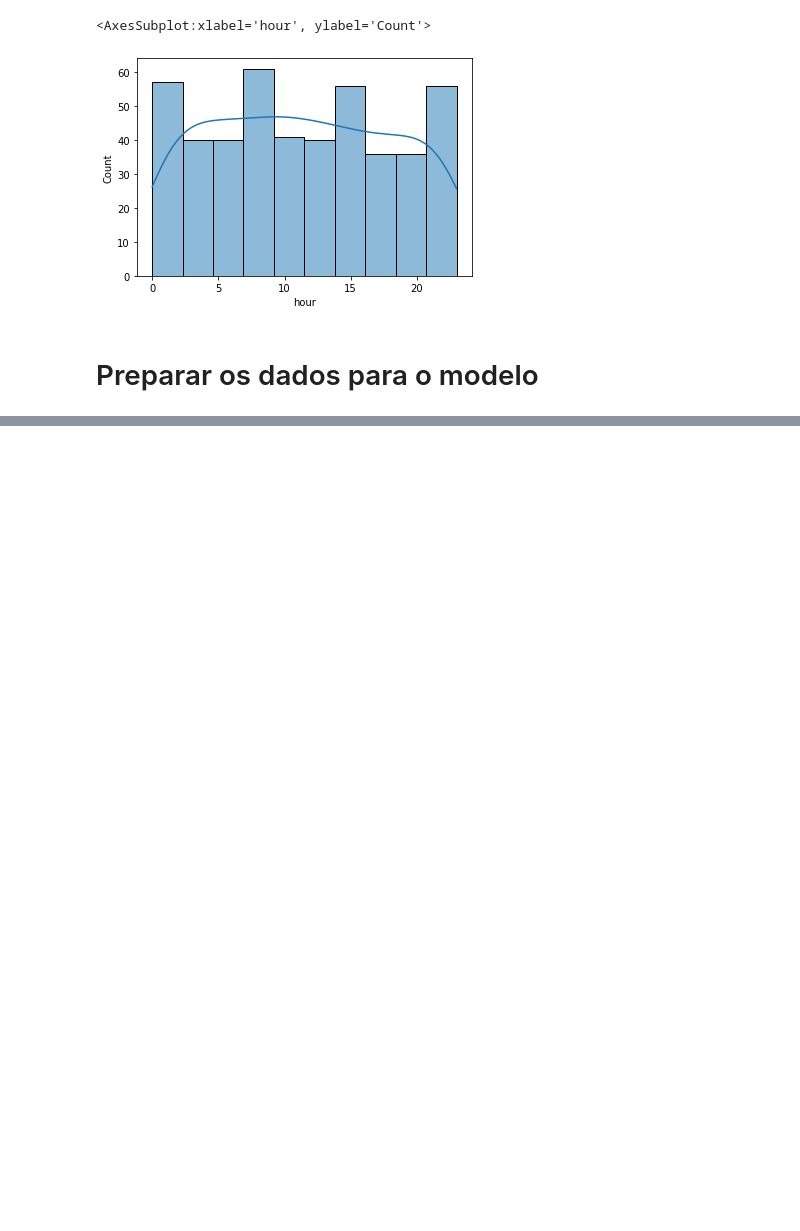
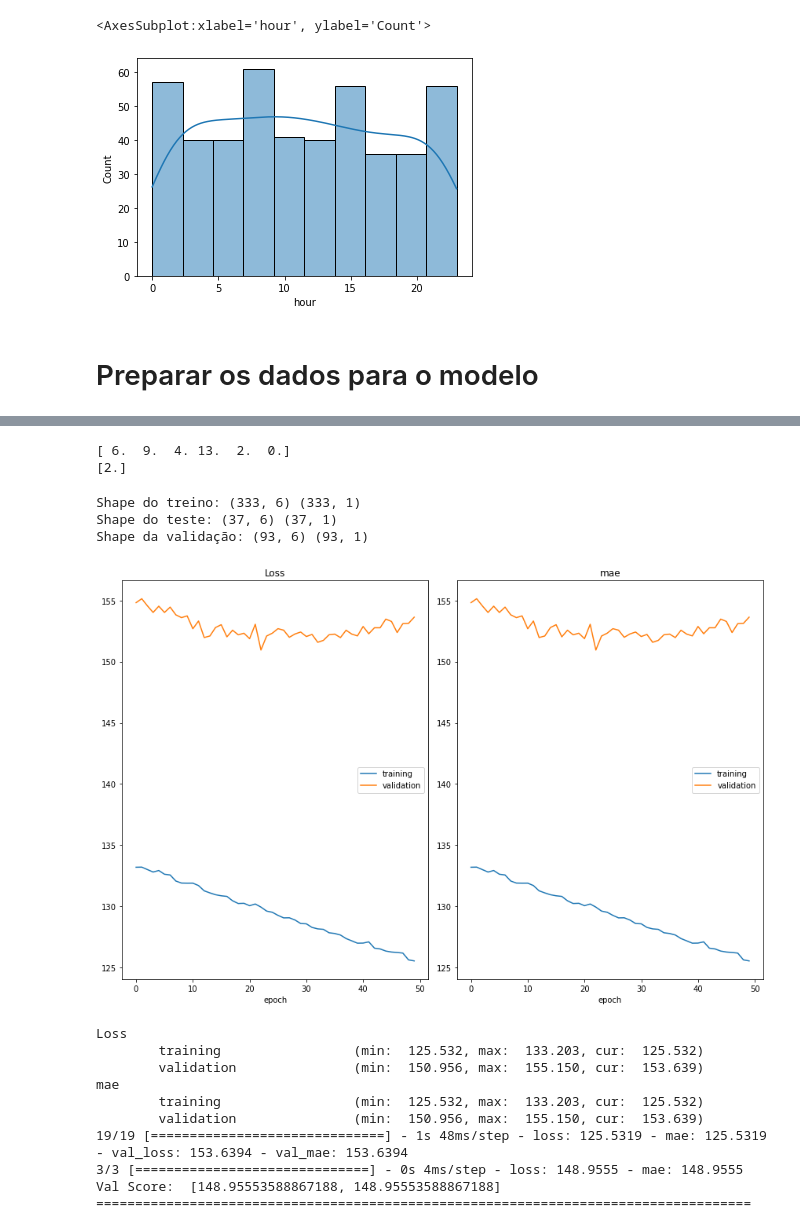
Before and after one commit to 30Massas/SA2022, a Jupyter notebook: predict_model.ipynb, the cells around one changed output, grey strips where cells are left out. Drawn from its saved outputs; the diff is of its cells as text; code cells hidden in the pictures; blank space fills up the shorter version.

Commit message:
Modelos feitos, com bastante erro ainda

```diff
--- a/predict_model.ipynb
+++ b/predict_model.ipynb
@@ -361,0 +436,15 @@ dataset
+# %%
+dataset['day'] = dataset['day'].astype('float32')
+dataset['day_part'] = dataset['day_part'].astype('float32')
+dataset['month'] = dataset['month'].astype('float32')
+dataset['hour'] = dataset['hour'].astype('float32')
+dataset['is_holiday_eve'] = dataset['is_holiday_eve'].astype('float32')
+dataset['day_number'] = dataset['day_number'].astype('float32')
+X = dataset.values[:,1:]
+y = dataset.values[:,0]
+y = y.reshape(463,1)
+print(X[0])
+print(y[0])
+# %% [output]
+[ 6.  9.  4. 13.  2.  0.]
+[2.]
@@ -361,0 +456,57 @@ dataset
+# %%
+# Guardar dados para teste
+X_train, X_val, y_train, y_val = train_test_split(X, y, test_size=0.2, random_state = 2022)
+X_train, X_test, y_train, y_test = train_test_split(X_train, y_train, test_size = 0.1, random_state = 2022)
+print('Shape do treino:', X_train.shape, y_train.shape)
+print('Shape do teste:', X_test.shape, y_test.shape)
+print('Shape da validação:', X_val.shape, y_val.shape)
+# %% [output]
+Shape do treino: (333, 6) (333, 1)
+Shape do teste: (37, 6) (37, 1)
+Shape da validação: (93, 6) (93, 1)
+# %%
+import tensorflow as tf
+
+inputs = tf.keras.Input(shape=X_train.shape[1:])
+x = tf.keras.layers.Dense(32, activation='relu')(inputs)
+x = tf.keras.layers.Dense(16, activation='relu')(x)
+x = tf.keras.layers.Dense(8, activation='relu')(x)
+outputs = tf.keras.layers.Dense(1, activation='linear')(x)
+
+model = tf.keras.Model(inputs=inputs, outputs=outputs)
+# %%
+# Compilar o modelo
+model.compile(loss = 'mae', optimizer = 'adam', metrics=['mae'])
+# %%
+# Fitting do modelo
+from livelossplot.tf_keras import PlotLossesCallback
+
+n_folds=3
+epochs=50
+batch_size=16
+
+def fit_and_evaluate(t_x, val_x, t_y, val_y, epochs, batch_size, model):
+    results = model.fit(t_x, t_y, epochs=epochs, batch_size=batch_size, callbacks=[PlotLossesCallback()],
+              verbose=1, validation_split=0.1)
+    print("Val Score: ", model.evaluate(val_x, val_y))
+    return results
+
+#save the model history in a list after fitting so that we can plot later
+model_history = []
+
+for i in range(n_folds):
+    print("Training on Fold: ",i+1)
+    model_history.append(fit_and_evaluate(X_train, X_val, y_train, y_val, epochs, batch_size,model))
+    print("======="*12, end="\n\n\n")
+# %% [output]
+[figure, added]
+Loss
+        training                 (min:  125.532, max:  133.203, cur:  125.532)
+        validation               (min:  150.956, max:  155.150, cur:  153.639)
+mae
+        training                 (min:  125.532, max:  133.203, cur:  125.532)
+        validation               (min:  150.956, max:  155.150, cur:  153.639)
+19/19 [==============================] - 1s 48ms/step - loss: 125.5319 - mae: 125.5319 - val_loss: 153.6394 - val_mae: 153.6394
+3/3 [==============================] - 0s 4ms/step - loss: 148.9555 - mae: 148.9555
+Val Score:  [148.95553588867188, 148.95553588867188]
+====================================================================================
```
Also changed, not shown: parts of 16 cells of this notebook.
